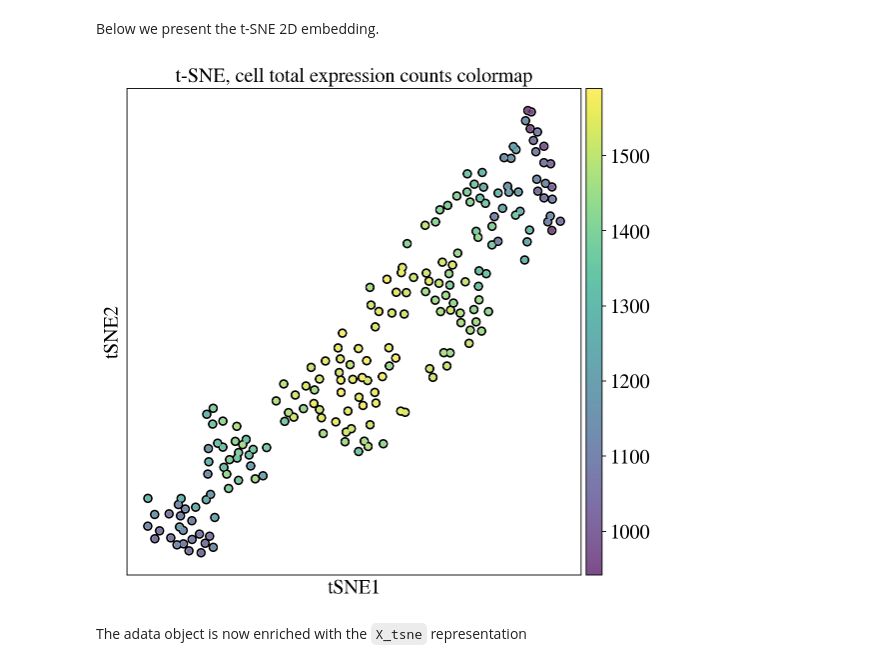
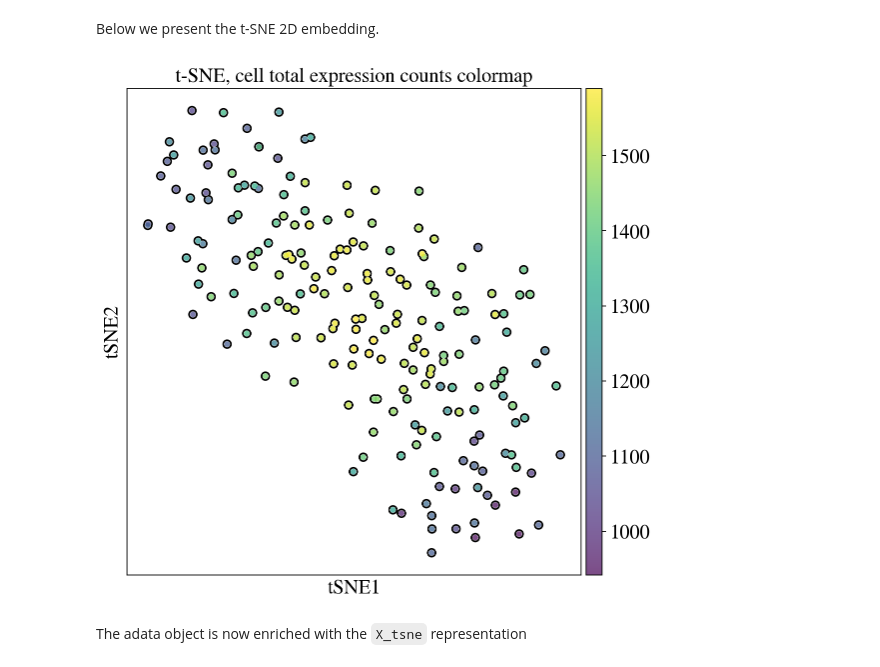
Before and after one commit to KyriakosPsa/scGmix-ML-pipeline, a Jupyter notebook: dimreduction.ipynb, the cells around one changed output. Cells and saved outputs as stored; diff of their text form; code cells hidden in the pictures.

```diff
--- a/dimreduction.ipynb
+++ b/dimreduction.ipynb
@@ -133,7 +134,8 @@ plt.title("Scree plot")
 plt.legend()
 plt.grid()
 plt.show()
-print("Kaiser's Threshold keeps: ",(adata.uns['pca']['variance'][adata.uns['pca']['variance'] > 1]).shape[0], "PCs")
+kaiser = adata.uns['pca']['variance'][adata.uns['pca']['variance'] > 1]
+print("Kaiser's Threshold keeps: ",kaiser.shape[0], "PCs")
 # %% [output]
 [figure]
 Kaiser's Threshold keeps:  31 PCs
@@ -180,10 +180,10 @@ def tsne_params(datasize):
 Below we present the t-SNE 2D embedding.
 # %%
 learning_rate, perplexity = tsne_params(adata.X.shape[0])
-sc.tl.tsne(adata, n_pcs = knee, perplexity = perplexity, early_exaggeration=12, learning_rate = learning_rate, random_state=30, use_fast_tsne=False)
+sc.tl.tsne(adata, n_pcs = kaiser.shape[0], perplexity = perplexity, early_exaggeration=12, learning_rate = learning_rate, random_state=30, use_fast_tsne=False)
 sc.pl.tsne(adata,add_outline = True, size = 100,title = "t-SNE, cell total expression counts colormap",color="total_counts")
 # %% [output]
-[figure, old version]
+[figure, new version]
 # %% [markdown]
 The adata object is now enriched with the `X_tsne` representation
 # %%
```
Also changed, not shown: parts of 16 cells of this notebook.
